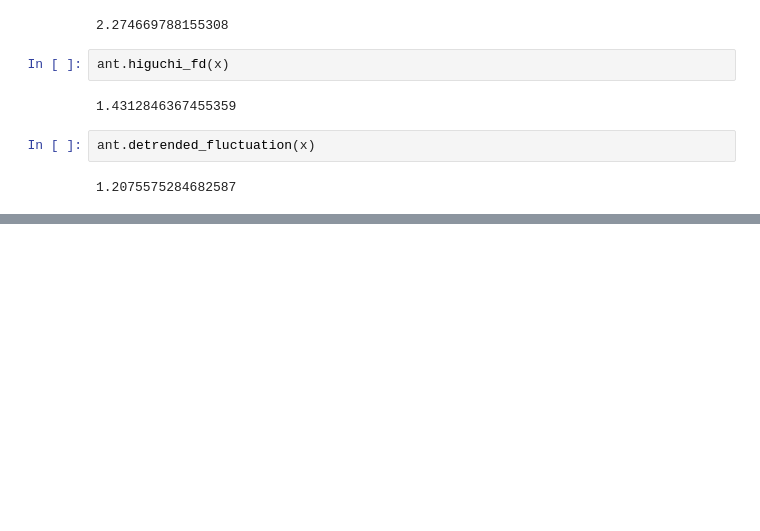
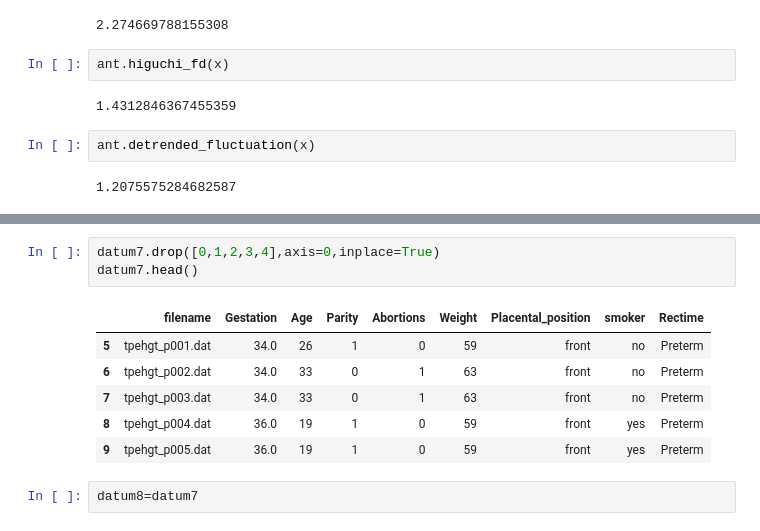
Before and after one commit to cluelescoder/Pre-Term, a Jupyter notebook: model.ipynb, the cells around one changed output, grey strips where cells are left out. Saved outputs shown, nothing was run; the diff lists cells and outputs as text; blank space fills up the shorter version.

```diff
--- a/model.ipynb
+++ b/model.ipynb
@@ -239,0 +610,12 @@ ant.detrended_fluctuation(x)
+# %%
+datum7.drop([0,1,2,3,4],axis=0,inplace=True)
+datum7.head()
+# %% [output]
+|  | filename | Gestation | Age | Parity | Abortions | Weight | Placental_position | smoker | Rectime |
+| 5 | tpehgt_p001.dat | 34.0 | 26 | 1 | 0 | 59 | front | no | Preterm |
+| 6 | tpehgt_p002.dat | 34.0 | 33 | 0 | 1 | 63 | front | no | Preterm |
+| 7 | tpehgt_p003.dat | 34.0 | 33 | 0 | 1 | 63 | front | no | Preterm |
+| 8 | tpehgt_p004.dat | 36.0 | 19 | 1 | 0 | 59 | front | yes | Preterm |
+| 9 | tpehgt_p005.dat | 36.0 | 19 | 1 | 0 | 59 | front | yes | Preterm |
+# %%
+datum8=datum7
```
Also changed, not shown: parts of 42 cells of this notebook, 5 other files.
